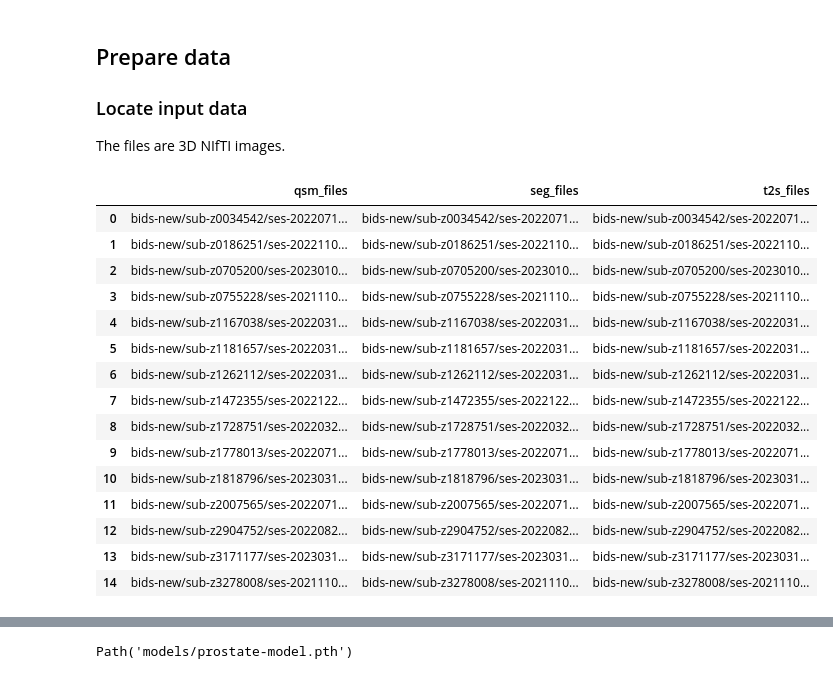
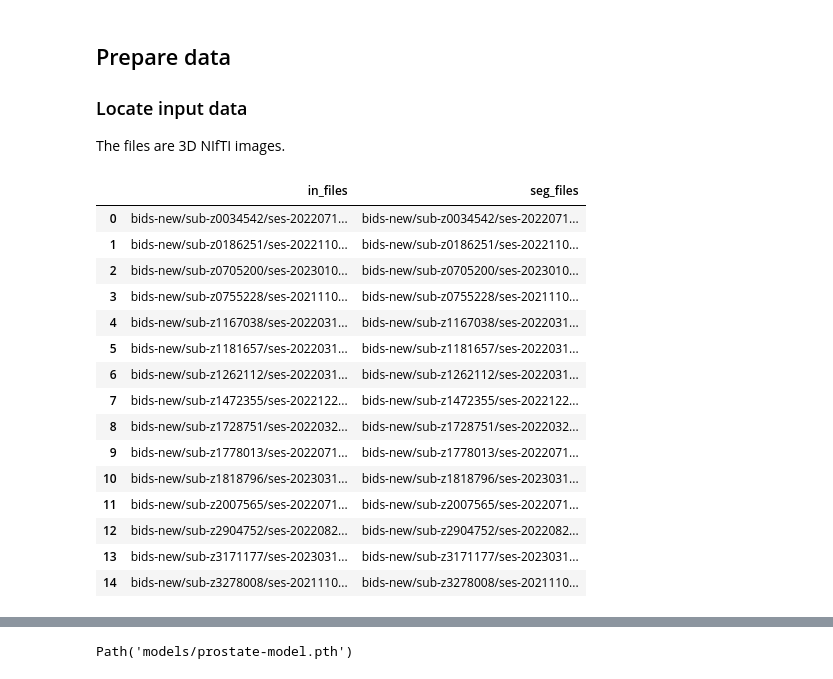
Before and after one commit to astewartau/prostate, a Jupyter notebook: 2_prostate.ipynb, the cells around one changed output, grey strips where cells are left out. Cells and saved outputs as stored; diff of their text form; code cells hidden in the pictures.

```diff
--- a/2_prostate.ipynb
+++ b/2_prostate.ipynb
@@ -98,29 +98,30 @@ The files are 3D NIfTI images.
 # %%
 # input data
 #qsm_files = [x for x in sorted(glob.glob(f"{bids_dir}/sub-*/ses-*/extra_data/*qsm.nii*"))]
 #seg_files = [x for x in sorted(glob.glob(f"{bids_dir}/sub-*/ses-*/extra_data/*segmentation*clean.nii*"))]
 #t2s_files = [x for x in sorted(glob.glob(f"{bids_dir}/sub-*/ses-*/extra_data/*t2starmap.nii*"))]
 #mag_files = [x for x in sorted(glob.glob(f"{bids_dir}/sub-*/ses-*/extra_data/*magnitude_combined.nii*"))]
 assert(len(qsm_files) == len(seg_files))
-df = pd.DataFrame({ 'qsm_files' : qsm_files, 'seg_files' : seg_files, 't2s_files' : t2s_files })
+assert(len(qsm_files) == len(t2s_files))
+df = pd.DataFrame({ 'in_files' : [f"{qsm_files[i]};{t2s_files[i]}" for i in range(len(qsm_files))], 'seg_files' : seg_files })
 df
 # %% [output]
-|  | qsm_files | seg_files | t2s_files |
-| 0 | bids-new/sub-z0034542/ses-2022071... | bids-new/sub-z0034542/ses-2022071... | bids-new/sub-z0034542/ses-2022071... |
-| 1 | bids-new/sub-z0186251/ses-2022110... | bids-new/sub-z0186251/ses-2022110... | bids-new/sub-z0186251/ses-2022110... |
-| 2 | bids-new/sub-z0705200/ses-2023010... | bids-new/sub-z0705200/ses-2023010... | bids-new/sub-z0705200/ses-2023010... |
-| 3 | bids-new/sub-z0755228/ses-2021110... | bids-new/sub-z0755228/ses-2021110... | bids-new/sub-z0755228/ses-2021110... |
-| 4 | bids-new/sub-z1167038/ses-2022031... | bids-new/sub-z1167038/ses-2022031... | bids-new/sub-z1167038/ses-2022031... |
-| 5 | bids-new/sub-z1181657/ses-2022031... | bids-new/sub-z1181657/ses-2022031... | bids-new/sub-z1181657/ses-2022031... |
-| 6 | bids-new/sub-z1262112/ses-2022031... | bids-new/sub-z1262112/ses-2022031... | bids-new/sub-z1262112/ses-2022031... |
-| 7 | bids-new/sub-z1472355/ses-2022122... | bids-new/sub-z1472355/ses-2022122... | bids-new/sub-z1472355/ses-2022122... |
-| 8 | bids-new/sub-z1728751/ses-2022032... | bids-new/sub-z1728751/ses-2022032... | bids-new/sub-z1728751/ses-2022032... |
-| 9 | bids-new/sub-z1778013/ses-2022071... | bids-new/sub-z1778013/ses-2022071... | bids-new/sub-z1778013/ses-2022071... |
-| 10 | bids-new/sub-z1818796/ses-2023031... | bids-new/sub-z1818796/ses-2023031... | bids-new/sub-z1818796/ses-2023031... |
-| 11 | bids-new/sub-z2007565/ses-2022071... | bids-new/sub-z2007565/ses-2022071... | bids-new/sub-z2007565/ses-2022071... |
-| 12 | bids-new/sub-z2904752/ses-2022082... | bids-new/sub-z2904752/ses-2022082... | bids-new/sub-z2904752/ses-2022082... |
-| 13 | bids-new/sub-z3171177/ses-2023031... | bids-new/sub-z3171177/ses-2023031... | bids-new/sub-z3171177/ses-2023031... |
-| 14 | bids-new/sub-z3278008/ses-2021110... | bids-new/sub-z3278008/ses-2021110... | bids-new/sub-z3278008/ses-2021110... |
+|  | in_files | seg_files |
+| 0 | bids-new/sub-z0034542/ses-2022071... | bids-new/sub-z0034542/ses-2022071... |
+| 1 | bids-new/sub-z0186251/ses-2022110... | bids-new/sub-z0186251/ses-2022110... |
+| 2 | bids-new/sub-z0705200/ses-2023010... | bids-new/sub-z0705200/ses-2023010... |
+| 3 | bids-new/sub-z0755228/ses-2021110... | bids-new/sub-z0755228/ses-2021110... |
+| 4 | bids-new/sub-z1167038/ses-2022031... | bids-new/sub-z1167038/ses-2022031... |
+| 5 | bids-new/sub-z1181657/ses-2022031... | bids-new/sub-z1181657/ses-2022031... |
+| 6 | bids-new/sub-z1262112/ses-2022031... | bids-new/sub-z1262112/ses-2022031... |
+| 7 | bids-new/sub-z1472355/ses-2022122... | bids-new/sub-z1472355/ses-2022122... |
+| 8 | bids-new/sub-z1728751/ses-2022032... | bids-new/sub-z1728751/ses-2022032... |
+| 9 | bids-new/sub-z1778013/ses-2022071... | bids-new/sub-z1778013/ses-2022071... |
+| 10 | bids-new/sub-z1818796/ses-2023031... | bids-new/sub-z1818796/ses-2023031... |
+| 11 | bids-new/sub-z2007565/ses-2022071... | bids-new/sub-z2007565/ses-2022071... |
+| 12 | bids-new/sub-z2904752/ses-2022082... | bids-new/sub-z2904752/ses-2022082... |
+| 13 | bids-new/sub-z3171177/ses-2023031... | bids-new/sub-z3171177/ses-2023031... |
+| 14 | bids-new/sub-z3278008/ses-2021110... | bids-new/sub-z3278008/ses-2021110... |
 # %%
 train_df, test_df = train_test_split(df, test_size=3, random_state=42)
 print(f"Training samples shape: {train_df.shape}")
```
Also changed, not shown: parts of 10 cells of this notebook.
